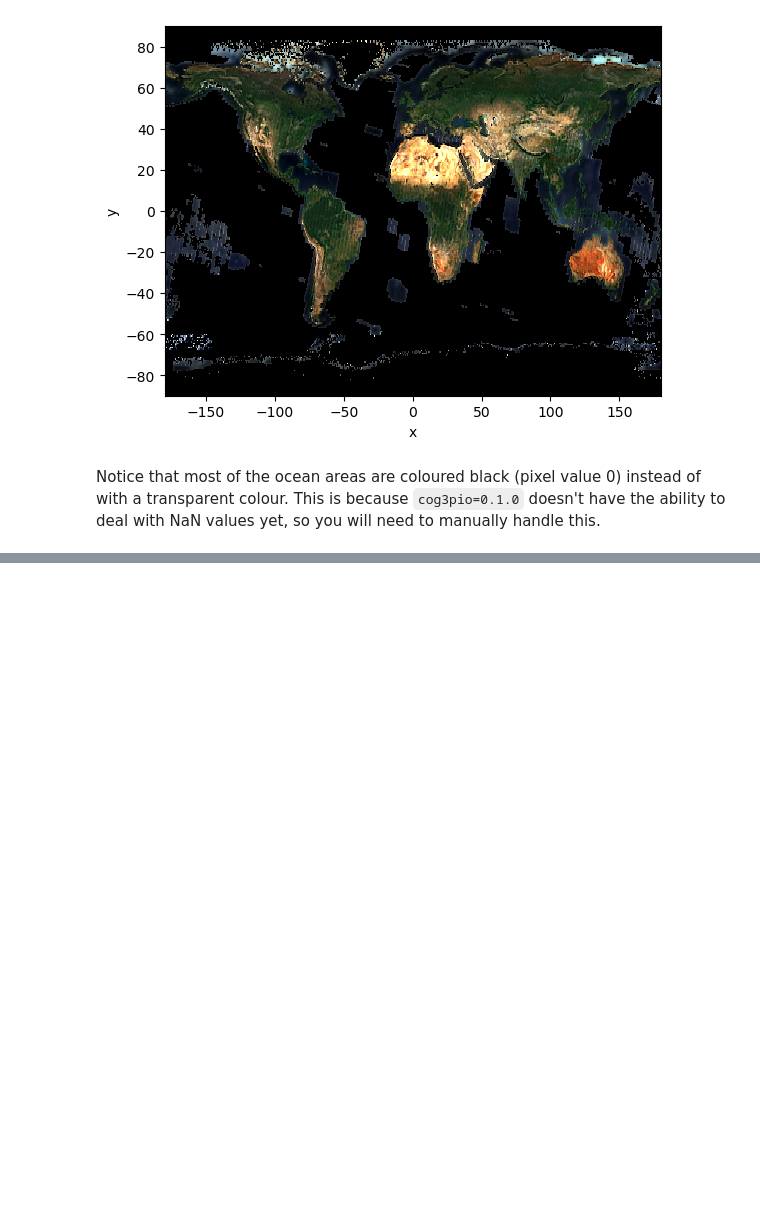
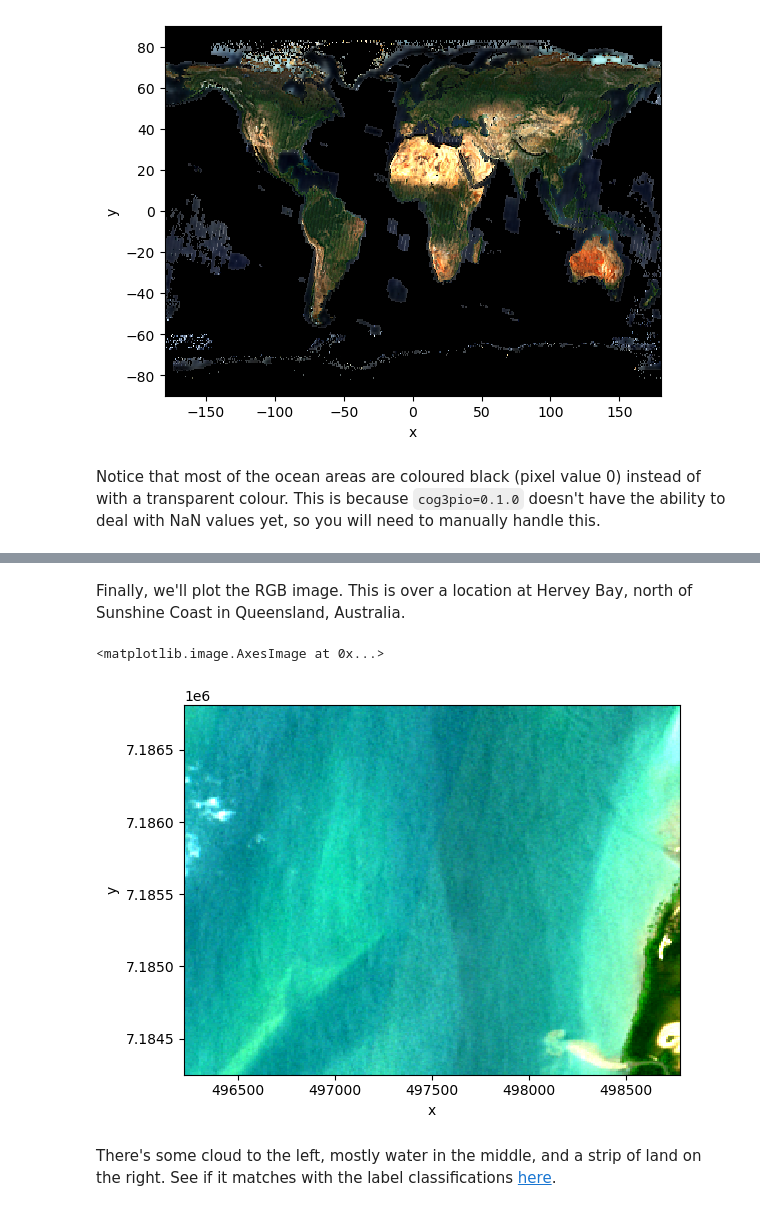
Before and after one commit to xarray-contrib/cupy-xarray, a Jupyter notebook: docs/examples/07_cog3pio.ipynb, the cells around one changed output, grey strips where cells are left out. Cells and saved outputs as stored; diff of their text form; code cells hidden in the pictures; blank space fills up the shorter version.

```diff
--- a/docs/examples/07_cog3pio.ipynb
+++ b/docs/examples/07_cog3pio.ipynb
@@ -114,0 +120,14 @@ deal with NaN values yet, so you will need to manually handle this.
+# %%
+dataset: xr.Dataset = xr.open_mfdataset(
+    paths=[
+        "https://data.source.coop/radiantearth/landcovernet/landcovernet_au/data/v1.0/2018/56JMS/16/S2/56JMS_16_20180214/56JMS_16_20180214_B04_10m.tif",
+        "https://data.source.coop/radiantearth/landcovernet/landcovernet_au/data/v1.0/2018/56JMS/16/S2/56JMS_16_20180214/56JMS_16_20180214_B03_10m.tif",
+        "https://data.source.coop/radiantearth/landcovernet/landcovernet_au/data/v1.0/2018/56JMS/16/S2/56JMS_16_20180214/56JMS_16_20180214_B02_10m.tif",
+    ],
+    engine="cog3pio",
+    concat_dim="band",
+    combine="nested",
+    device_id=None,
+    parallel=True,
+)
+dataset
@@ -114,0 +158,4 @@ deal with NaN values yet, so you will need to manually handle this.
+# %%
+raster: xr.DataArray = dataset.raster.load() # TODO: needs patched xarray
+# assert isinstance(raster.data, cp.ndarray) # TODO: dask loads into numpy, not cupy ☹️
+raster
@@ -114,0 +180,12 @@ deal with NaN values yet, so you will need to manually handle this.
+# %% [markdown]
+Finally, we'll plot the RGB image. This is over a location at Hervey Bay, north of
+Sunshine Coast in Queensland, Australia.
+# %%
+raster.plot.imshow(robust=True)
+# %% [output]
+<matplotlib.image.AxesImage at 0x...>
+[figure, added]
+# %% [markdown]
+There's some cloud to the left, mostly water in the middle, and a strip of land on the
+right. See if it matches with the label classifications
+[here](https://source.coop/radiantearth/landcovernet/landcovernet_au/data/v1.0/2018/56JMS/16/56JMS_16_2018_LC_10m.tif).
```
Also changed, not shown: parts of 6 cells of this notebook.
